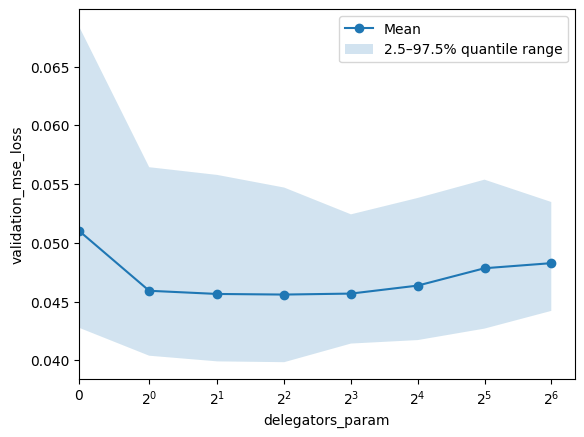
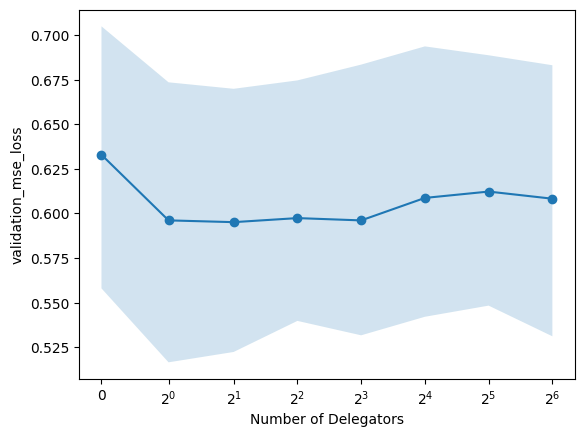
Unified diff of the notebook cell whose output changed from the first chart to the second:
--- before
+++ after
@@ -23,5 +23,4 @@
     summary["mean"],
     marker="o",
-    label="Mean",
 )
 
@@ -31,12 +30,13 @@
     summary["q975"],
     alpha=0.2,
-    label="2.5–97.5% quantile range",
 )
 
 ax.set_xscale("symlog", base=2, linthresh=1.9)
-ax.set_xlim(left=0)
 
-ax.set_xlabel(x_col)
-ax.set_ylabel(y_col)
-ax.legend()
+ax.set_xlabel("Number of Delegators")
+ax.set_ylabel(target_metric)
+
+fig.savefig(f"./paper_plots/{task}_metric_vs_ndelegators.pdf")
+fig.savefig(f"./paper_plots/{task}_metric_vs_ndelegators.png")
+
 plt.show()

Commit: correct loss implented